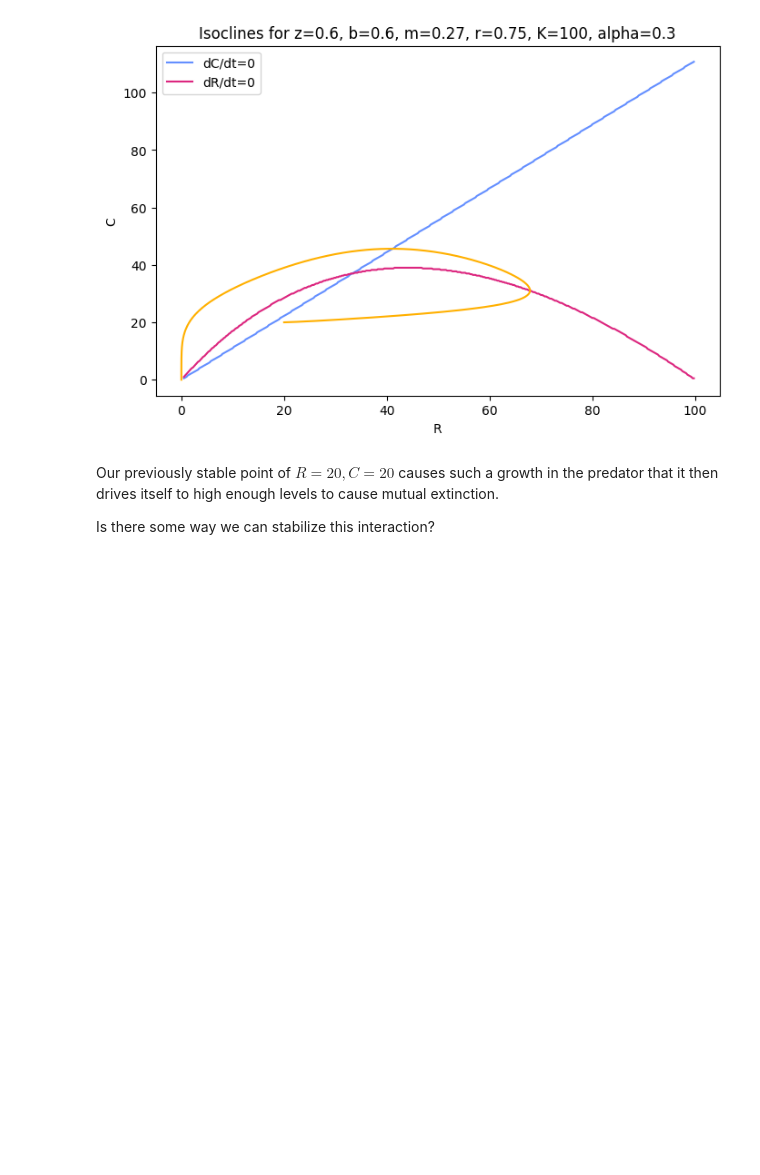
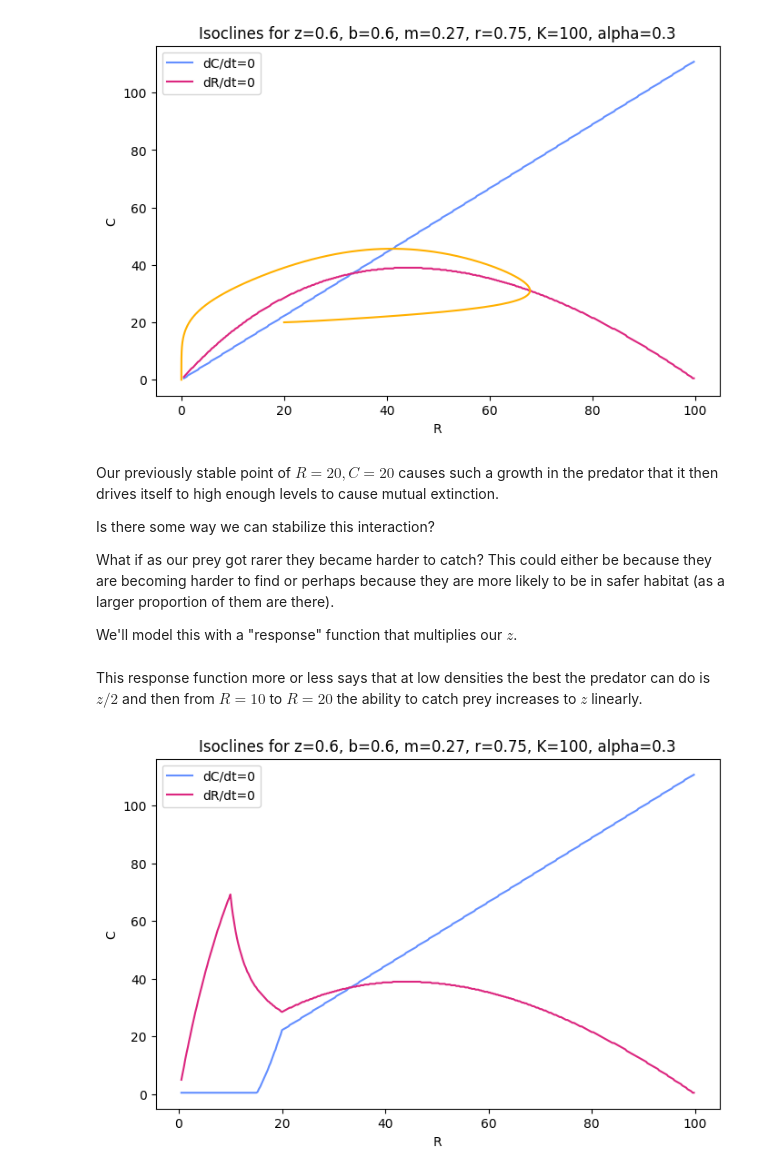
Before and after one commit to networkearth/ecomimetics, a Jupyter notebook: spatial/Report1.ipynb, the cells around one changed output. Saved outputs shown, nothing was run; the diff lists cells and outputs as text; code cells hidden in the pictures; blank space fills up the shorter version.

```diff
--- a/spatial/Report1.ipynb
+++ b/spatial/Report1.ipynb
@@ -206,3 +206,24 @@ Our previously stable point of $R=20,C=20$ causes such a growth in the predator
 levels to cause mutual extinction.
 
 Is there some way we can stabilize this interaction?
+
+What if as our prey got rarer they became harder to catch? This could either be because they are becoming harder to find or perhaps because they are more likely to be in safer habitat (as a larger proportion of them are there).
+
+We'll model this with a "response" function that multiplies our $z$.
+# %%
+response = lambda R: np.clip(R/20, 0.5, 1)
+# %% [markdown]
+This response function more or less says that at low densities the best the predator can do is $z/2$ and then from $R=10$ to $R=20$ the ability to catch prey increases to $z$ linearly.
+# %%
+isoclines = build_isoclines(
+    C_range=(0.5, 200, 0.25), R_range=(0.5, 100, 0.25),
+    z=z, b=b, m=m, r=r, K=K, alpha=alpha,
+    response=response
+)
+
+plt.figure(figsize=(8, 5))
+sns.lineplot(x='R', y='C', data=isoclines[isoclines['case'] == 'C'], color=COLOR_PALETTE[0], label="dC/dt=0")
+sns.lineplot(x='R', y='C', data=isoclines[isoclines['case'] == 'R'], color=COLOR_PALETTE[2], label="dR/dt=0")
+plt.title(f"Isoclines for z={z}, b={b}, m={m}, r={r}, K={K}, alpha={alpha}");
+# %% [output]
+[figure, added]
```
Also changed, not shown: parts of 5 cells of this notebook.
